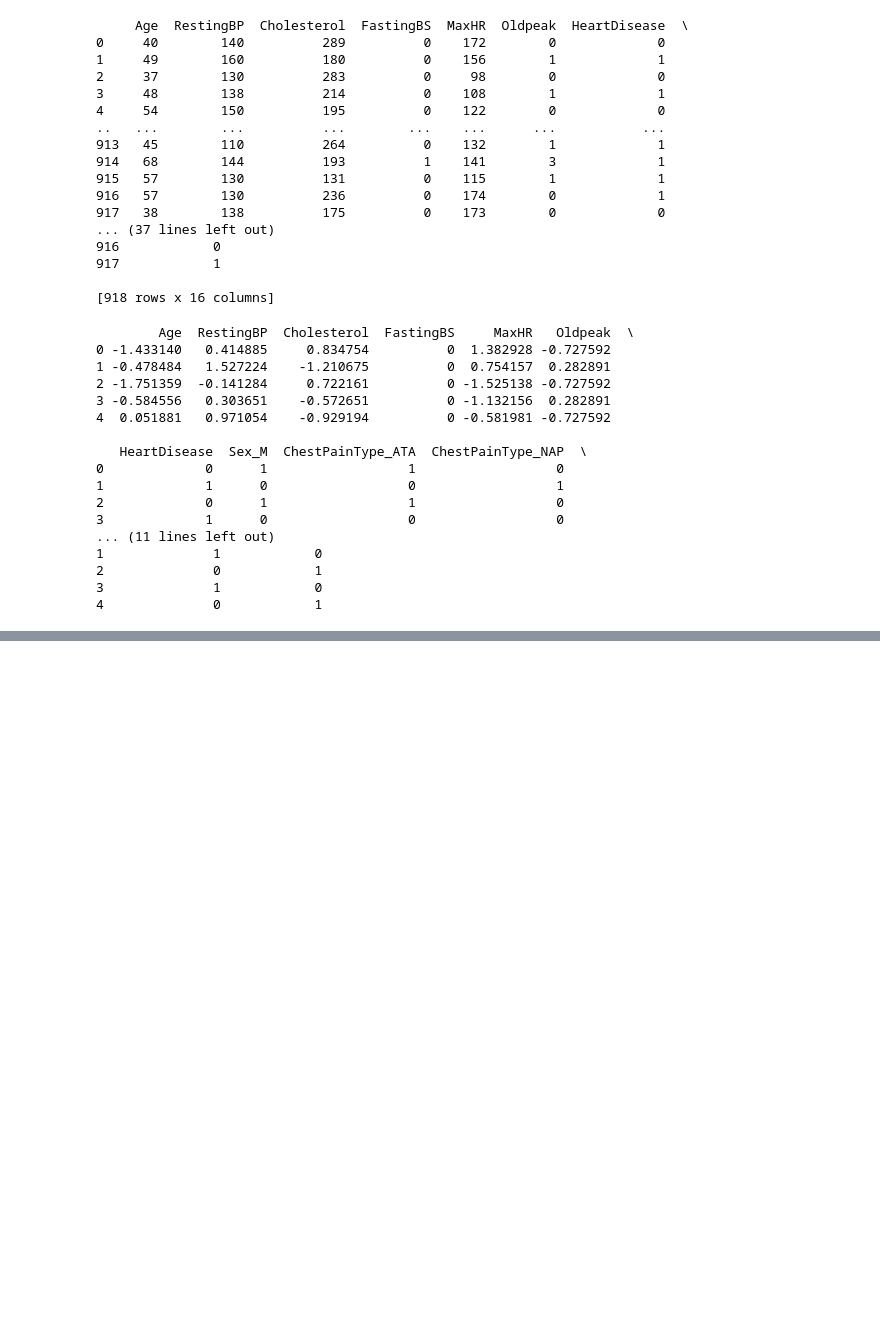
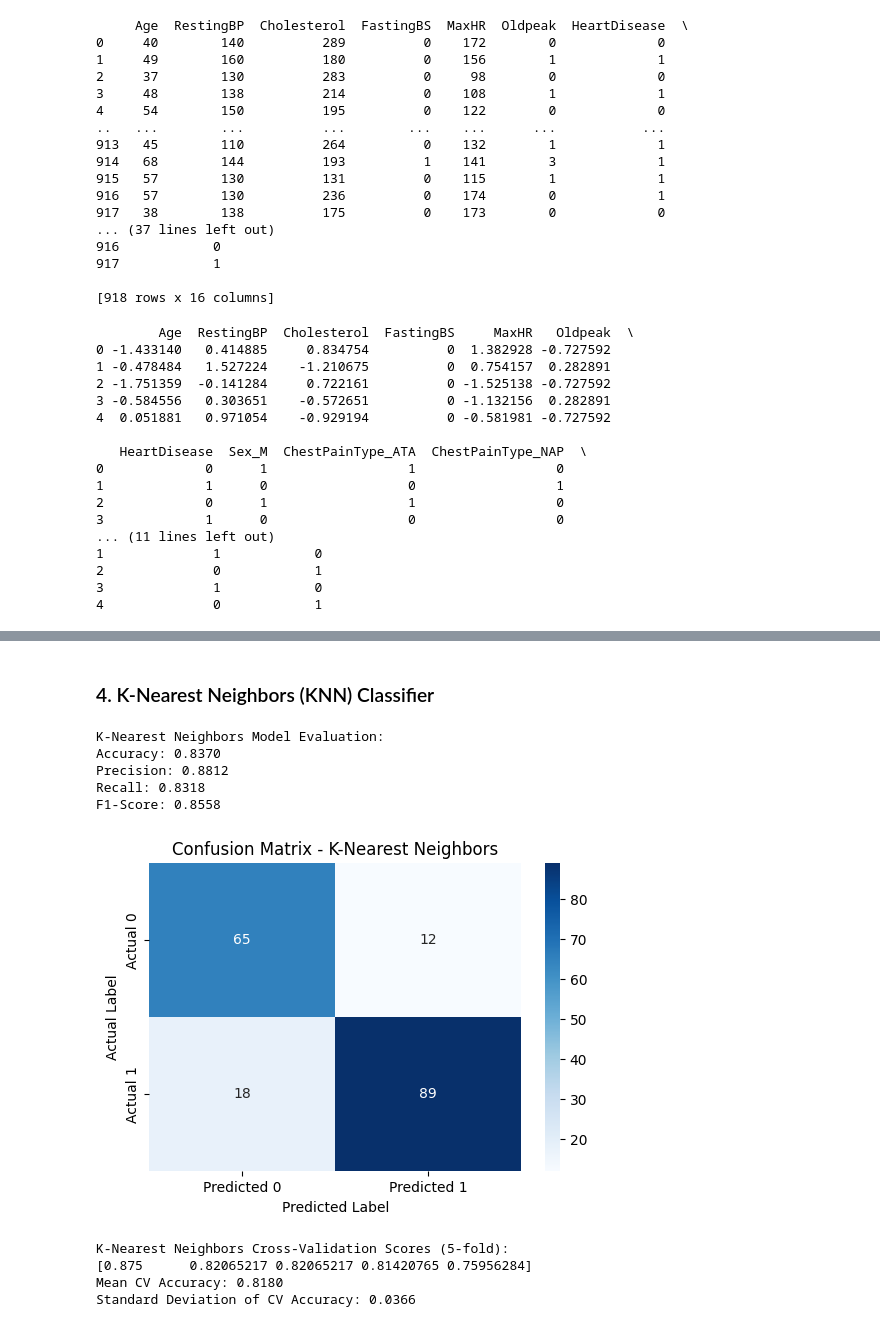
Before and after one commit to Vaishnavi943/ML_Project, a Jupyter notebook: HeartDisease_classifier.ipynb, the cells around one changed output, grey strips where cells are left out. Drawn from its saved outputs; the diff is of its cells as text; code cells hidden in the pictures; blank space fills up the shorter version.

```diff
--- a/HeartDisease_classifier.ipynb
+++ b/HeartDisease_classifier.ipynb
@@ -221,0 +391,48 @@ print(df_encode.head())
+# %% [markdown]
+### 4. K-Nearest Neighbors (KNN) Classifier
+# %%
+from sklearn.neighbors import KNeighborsClassifier
+
+# Initialize and train the KNN model
+# A common practice is to start with k=5, or choose k based on domain knowledge or data characteristics.
+knn_model = KNeighborsClassifier(n_neighbors=5)
+knn_model.fit(X_train, y_train)
+
+# Make predictions
+y_pred_knn = knn_model.predict(X_test)
+
+# Evaluate the model
+print("K-Nearest Neighbors Model Evaluation:")
+print(f"Accuracy: {accuracy_score(y_test, y_pred_knn):.4f}")
+print(f"Precision: {precision_score(y_test, y_pred_knn):.4f}")
+print(f"Recall: {recall_score(y_test, y_pred_knn):.4f}")
+print(f"F1-Score: {f1_score(y_test, y_pred_knn):.4f}")
+
+# Confusion Matrix
+conf_matrix_knn = confusion_matrix(y_test, y_pred_knn)
+plt.figure(figsize=(6, 4))
+sns.heatmap(conf_matrix_knn, annot=True, fmt='d', cmap='Blues',
+            xticklabels=['Predicted 0', 'Predicted 1'],
+            yticklabels=['Actual 0', 'Actual 1'])
+plt.title('Confusion Matrix - K-Nearest Neighbors')
+plt.ylabel('Actual Label')
+plt.xlabel('Predicted Label')
+plt.show()
+
+# Cross-validation
+cv_scores_knn = cross_val_score(knn_model, X, y, cv=5) # 5-fold cross-validation
+print("\nK-Nearest Neighbors Cross-Validation Scores (5-fold):")
+print(cv_scores_knn)
+print(f"Mean CV Accuracy: {cv_scores_knn.mean():.4f}")
+print(f"Standard Deviation of CV Accuracy: {cv_scores_knn.std():.4f}")
+# %% [output]
+K-Nearest Neighbors Model Evaluation:
+Accuracy: 0.8370
+Precision: 0.8812
+Recall: 0.8318
+F1-Score: 0.8558
+[figure, added]
+K-Nearest Neighbors Cross-Validation Scores (5-fold):
+[0.875      0.82065217 0.82065217 0.81420765 0.75956284]
+Mean CV Accuracy: 0.8180
+Standard Deviation of CV Accuracy: 0.0366
```
Also changed, not shown: parts of 21 cells of this notebook.
